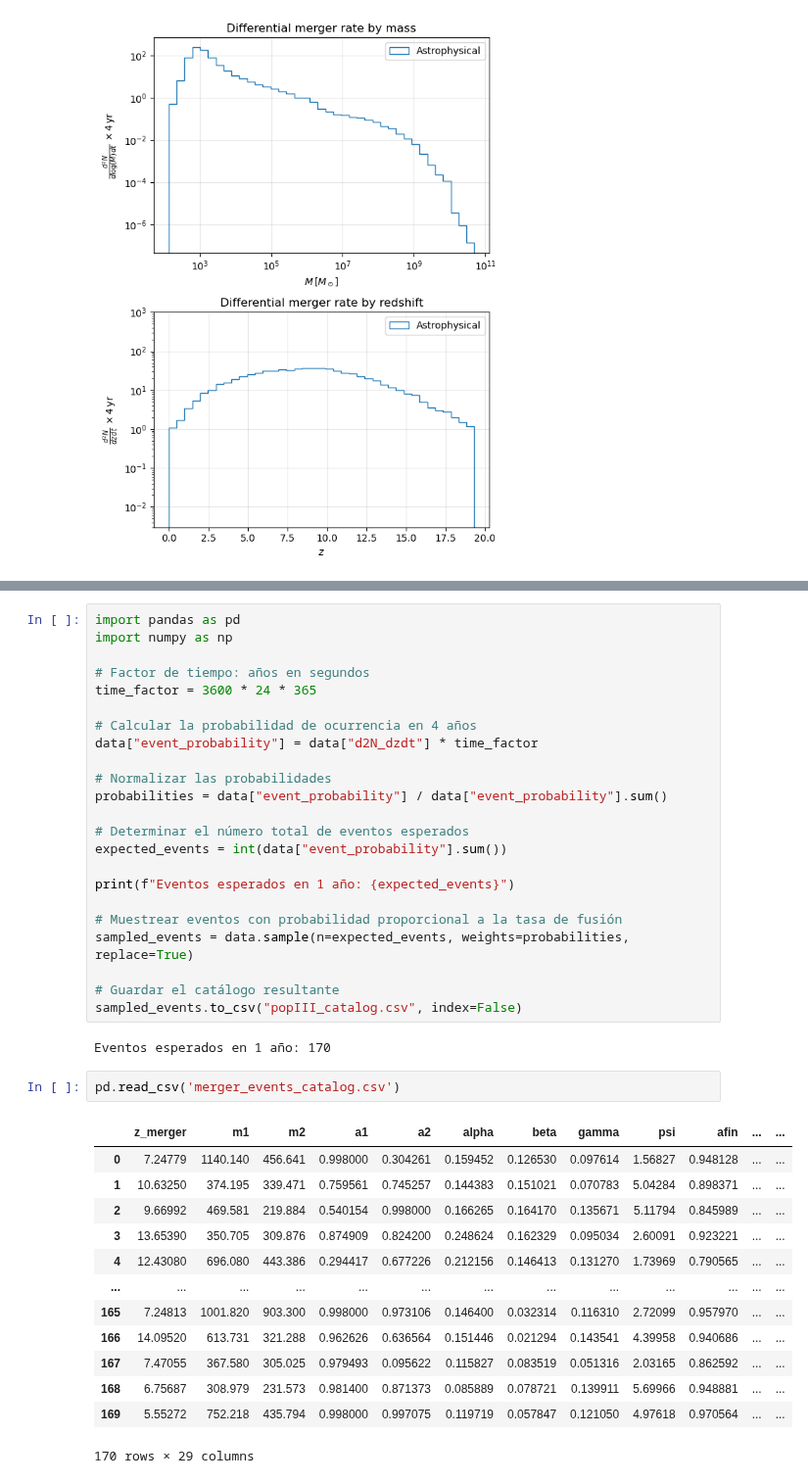
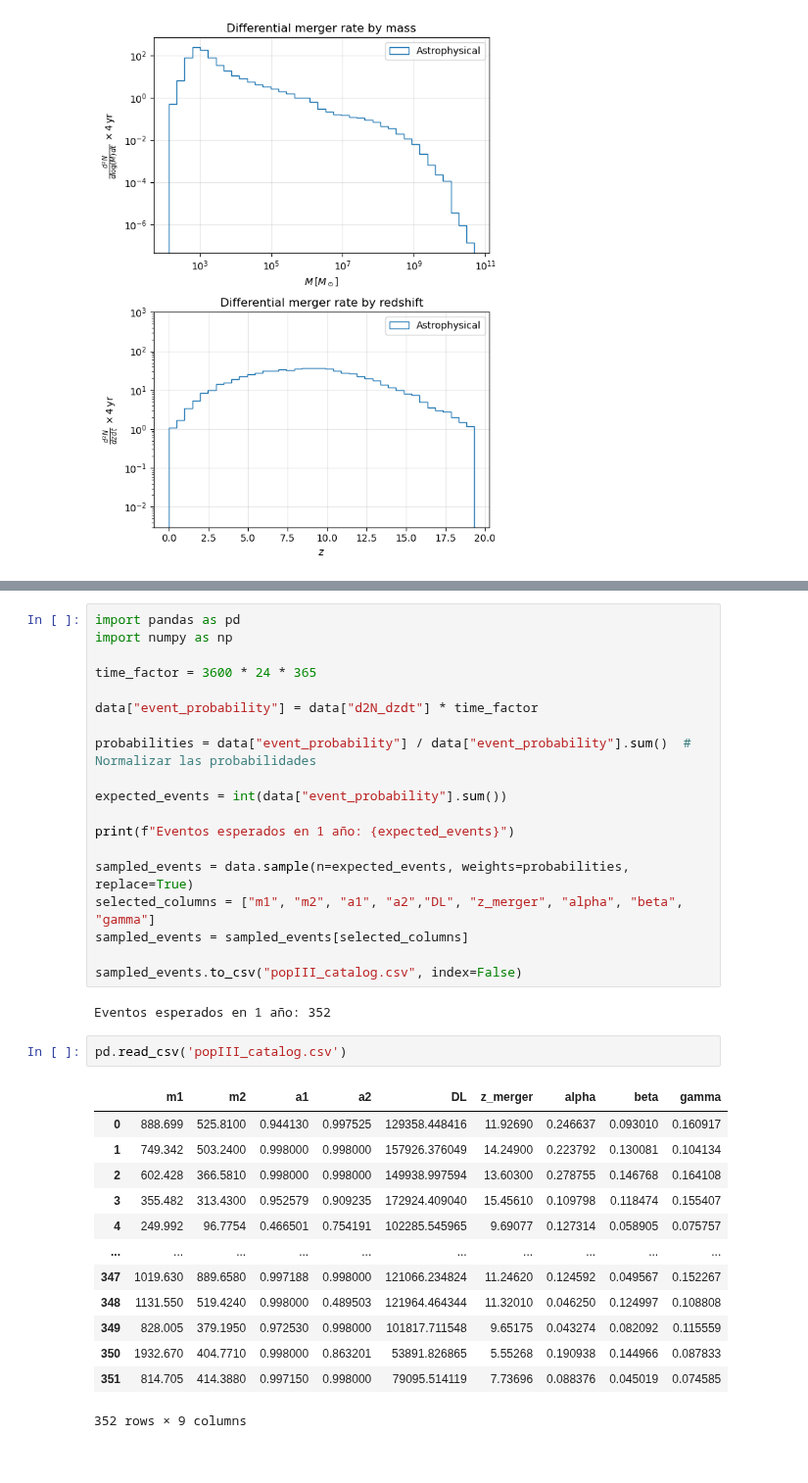
Before and after one commit to juangutimuni/Stronglensing-LISA, a Jupyter notebook: MergerRate2.ipynb, the cells around one changed output, grey strips where cells are left out. Shown at 98% size. Cells and saved outputs as stored; diff of their text form.

```diff
--- a/MergerRate2.ipynb
+++ b/MergerRate2.ipynb
@@ -309,40 +311,36 @@ plt.show()
 import pandas as pd
 import numpy as np
 
-# Factor de tiempo: años en segundos
 time_factor = 3600 * 24 * 365
 
-# Calcular la probabilidad de ocurrencia en 4 años
 data["event_probability"] = data["d2N_dzdt"] * time_factor
 
-# Normalizar las probabilidades
-probabilities = data["event_probability"] / data["event_probability"].sum()
+probabilities = data["event_probability"] / data["event_probability"].sum()  # Normalizar las probabilidades
 
-# Determinar el número total de eventos esperados
 expected_events = int(data["event_probability"].sum())
 
 print(f"Eventos esperados en 1 año: {expected_events}")
 
-# Muestrear eventos con probabilidad proporcional a la tasa de fusión
 sampled_events = data.sample(n=expected_events, weights=probabilities, replace=True)
+selected_columns = ["m1", "m2", "a1", "a2","DL", "z_merger", "alpha", "beta", "gamma"]
+sampled_events = sampled_events[selected_columns]
 
-# Guardar el catálogo resultante
 sampled_events.to_csv("popIII_catalog.csv", index=False)
 # %% [output]
-Eventos esperados en 1 año: 170
+Eventos esperados en 1 año: 352
 # %%
-pd.read_csv('merger_events_catalog.csv')
+pd.read_csv('popIII_catalog.csv')
 # %% [output]
-|  | z_merger | m1 | m2 | a1 | a2 | alpha | beta | gamma | psi | afin | ... | ... |
-| 0 | 7.24779 | 1140.140 | 456.641 | 0.998000 | 0.304261 | 0.159452 | 0.126530 | 0.097614 | 1.56827 | 0.948128 | ... | ... |
-| 1 | 10.63250 | 374.195 | 339.471 | 0.759561 | 0.745257 | 0.144383 | 0.151021 | 0.070783 | 5.04284 | 0.898371 | ... | ... |
-| 2 | 9.66992 | 469.581 | 219.884 | 0.540154 | 0.998000 | 0.166265 | 0.164170 | 0.135671 | 5.11794 | 0.845989 | ... | ... |
-| 3 | 13.65390 | 350.705 | 309.876 | 0.874909 | 0.824200 | 0.248624 | 0.162329 | 0.095034 | 2.60091 | 0.923221 | ... | ... |
-| 4 | 12.43080 | 696.080 | 443.386 | 0.294417 | 0.677226 | 0.212156 | 0.146413 | 0.131270 | 1.73969 | 0.790565 | ... | ... |
-| ... | ... | ... | ... | ... | ... | ... | ... | ... | ... | ... | ... | ... |
-| 165 | 7.24813 | 1001.820 | 903.300 | 0.998000 | 0.973106 | 0.146400 | 0.032314 | 0.116310 | 2.72099 | 0.957970 | ... | ... |
-| 166 | 14.09520 | 613.731 | 321.288 | 0.962626 | 0.636564 | 0.151446 | 0.021294 | 0.143541 | 4.39958 | 0.940686 | ... | ... |
-| 167 | 7.47055 | 367.580 | 305.025 | 0.979493 | 0.095622 | 0.115827 | 0.083519 | 0.051316 | 2.03165 | 0.862592 | ... | ... |
-| 168 | 6.75687 | 308.979 | 231.573 | 0.981400 | 0.871373 | 0.085889 | 0.078721 | 0.139911 | 5.69966 | 0.948881 | ... | ... |
-| 169 | 5.55272 | 752.218 | 435.794 | 0.998000 | 0.997075 | 0.119719 | 0.057847 | 0.121050 | 4.97618 | 0.970564 | ... | ... |
+|  | m1 | m2 | a1 | a2 | DL | z_merger | alpha | beta | gamma |
+| 0 | 888.699 | 525.8100 | 0.944130 | 0.997525 | 129358.448416 | 11.92690 | 0.246637 | 0.093010 | 0.160917 |
+| 1 | 749.342 | 503.2400 | 0.998000 | 0.998000 | 157926.376049 | 14.24900 | 0.223792 | 0.130081 | 0.104134 |
+| 2 | 602.428 | 366.5810 | 0.998000 | 0.998000 | 149938.997594 | 13.60300 | 0.278755 | 0.146768 | 0.164108 |
+| 3 | 355.482 | 313.4300 | 0.952579 | 0.909235 | 172924.409040 | 15.45610 | 0.109798 | 0.118474 | 0.155407 |
+| 4 | 249.992 | 96.7754 | 0.466501 | 0.754191 | 102285.545965 | 9.69077 | 0.127314 | 0.058905 | 0.075757 |
+| ... | ... | ... | ... | ... | ... | ... | ... | ... | ... |
+| 347 | 1019.630 | 889.6580 | 0.997188 | 0.998000 | 121066.234824 | 11.24620 | 0.124592 | 0.049567 | 0.152267 |
+| 348 | 1131.550 | 519.4240 | 0.998000 | 0.489503 | 121964.464344 | 11.32010 | 0.046250 | 0.124997 | 0.108808 |
+| 349 | 828.005 | 379.1950 | 0.972530 | 0.998000 | 101817.711548 | 9.65175 | 0.043274 | 0.082092 | 0.115559 |
+| 350 | 1932.670 | 404.7710 | 0.998000 | 0.863201 | 53891.826865 | 5.55268 | 0.190938 | 0.144966 | 0.087833 |
+| 351 | 814.705 | 414.3880 | 0.997150 | 0.998000 | 79095.514119 | 7.73696 | 0.088376 | 0.045019 | 0.074585 |
-170 rows × 29 columns
+352 rows × 9 columns
```
Also changed, not shown: parts of 10 cells of this notebook.
